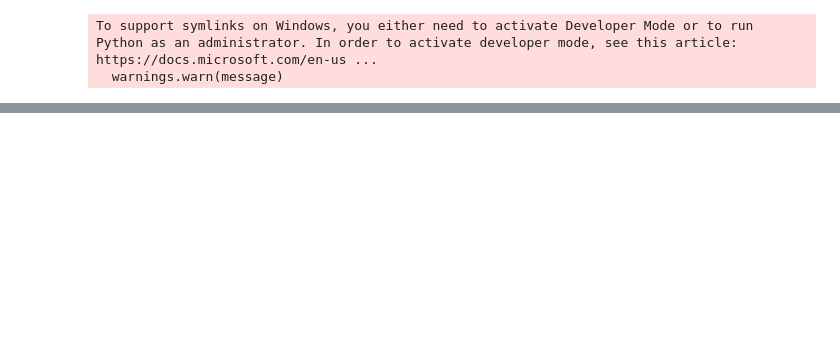
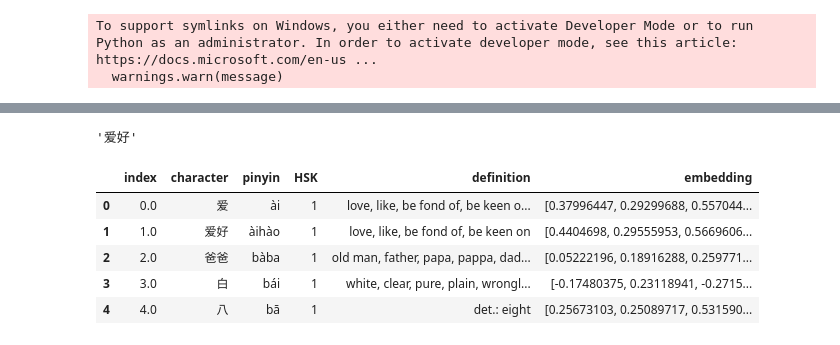
Before and after one commit to brianjohnson555/text_simplification, a Jupyter notebook: src/read_website.ipynb, the cells around one changed output, grey strips where cells are left out. Saved outputs shown, nothing was run; the diff lists cells and outputs as text; code cells hidden in the pictures; blank space fills up the shorter version.

```diff
--- a/src/read_website.ipynb
+++ b/src/read_website.ipynb
@@ -62,3 +66,30 @@ HSK.head()
+# %%
+cos_sim = []
+for ii in range(1,HSK.shape[0]):
+    cos_sim.append(model1.similarity(HSK["embedding"][0], HSK["embedding"][ii])[0][0].float())
+HSK.iloc[int(np.argmax(cos_sim)+1),1]
+# %% [output]
+'爱好'
+# %%
+HSK_nums = ['1', '2', '3', '4', '5', '6', '7_9']
+
+HSK2 = pd.DataFrame()
+for hsk in HSK_nums:
+    hsk_df = pd.read_csv("../data/Chinese/HSK/HSK"+hsk+".tsv", sep="\t", header=None)
+    hsk_df.drop(0, axis=1, inplace=True)
+    hsk_df.rename(columns={1: "character", 2: "pinyin", 3: "definition"}, inplace=True)
+    hsk_df.insert(loc=2,column="HSK",value=[hsk]*hsk_df.shape[0])
+    hsk_df["embedding"] = hsk_df["definition"].map(model2.encode)
+    HSK2 = pd.concat([HSK, hsk_df])
+HSK2.reset_index(inplace=True, drop=True)
+HSK2.head()
+# %% [output]
+|  | index | character | pinyin | HSK | definition | embedding |
+| 0 | 0.0 | 爱 | ài | 1 | love, like, be fond of, be keen o... | [0.37996447, 0.29299688, 0.557044... |
+| 1 | 1.0 | 爱好 | àihào | 1 | love, like, be fond of, be keen on | [0.4404698, 0.29555953, 0.5669606... |
+| 2 | 2.0 | 爸爸 | bàba | 1 | old man, father, papa, pappa, dad... | [0.05222196, 0.18916288, 0.259771... |
+| 3 | 3.0 | 白 | bái | 1 | white, clear, pure, plain, wrongl... | [-0.17480375, 0.23118941, -0.2715... |
+| 4 | 4.0 | 八 | bā | 1 | det.: eight | [0.25673103, 0.25089717, 0.531590... |
 # %%
 tokens_pd.head()
 # %% [output]
```
Also changed, not shown: parts of 15 cells of this notebook.
